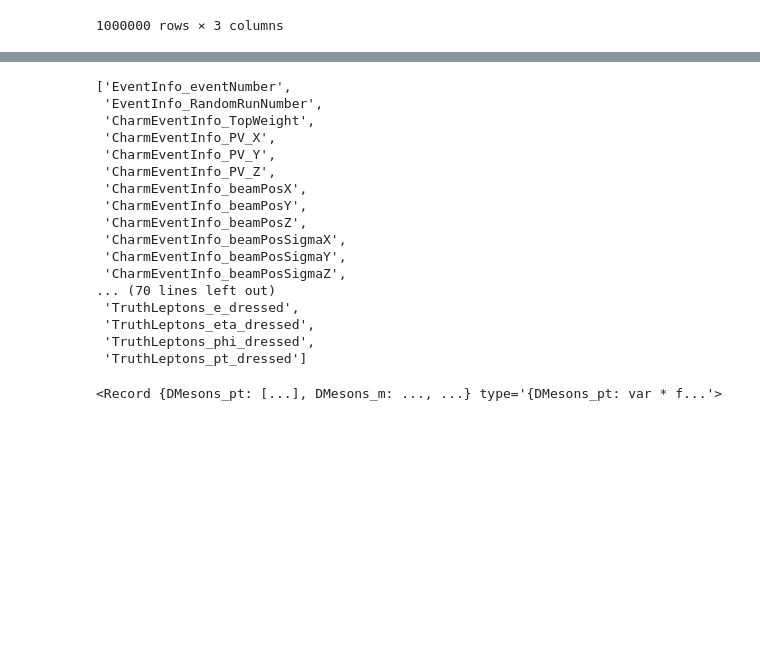
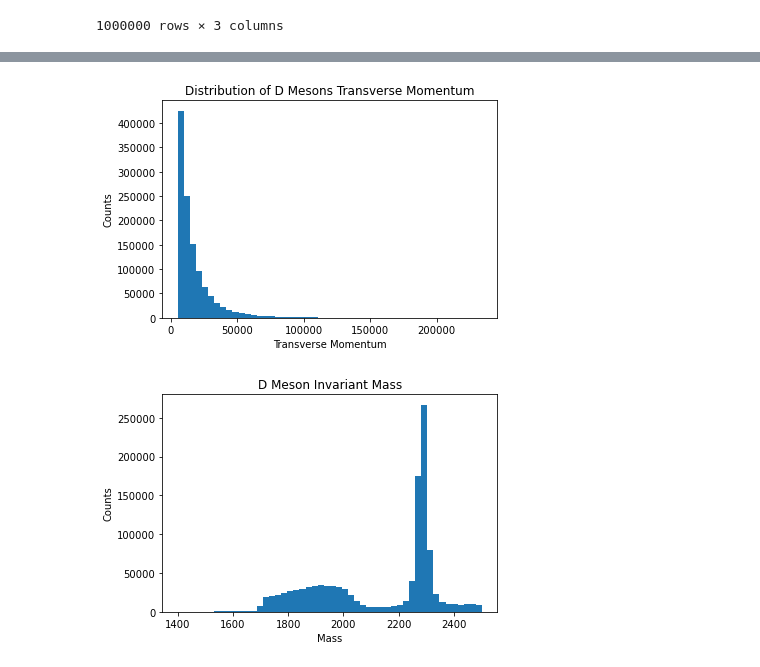
Before and after one commit to GitGup/ML_Projects, a Jupyter notebook: uprootTest.ipynb, the cells around one changed output, grey strips where cells are left out. Cells and saved outputs as stored; diff of their text form; code cells hidden in the pictures; blank space fills up the shorter version.

Commit message:
added plots, reorganized cells

```diff
--- a/uprootTest.ipynb
+++ b/uprootTest.ipynb
@@ -66,7 +31,7 @@ file.keys()
 # %%
 key_list = []
 for i in range(12, 15):
-    key_list.append(tree.keys()[i])
+    key_list.append(file1["CharmAnalysis;1"].keys()[i])
 
 key_list
 # %% [output]
@@ -101,24 +84,17 @@ df
 # %%
-tree.keys()
+#df.loc[:,"DMesons_pt"]
+
+plt.hist(df['DMesons_pt'].explode(), bins=50)
+plt.title('Distribution of D Mesons Transverse Momentum')
+plt.xlabel('Transverse Momentum')
+plt.ylabel('Counts')
+plt.show()
+
+plt.hist(df['DMesons_m'].explode(), bins=50)
+plt.title("D Meson Invariant Mass")
+plt.xlabel('Mass')
+plt.ylabel('Counts')
+plt.show()
 # %% [output]
-['EventInfo_eventNumber',
- 'EventInfo_RandomRunNumber',
- 'CharmEventInfo_TopWeight',
- 'CharmEventInfo_PV_X',
- 'CharmEventInfo_PV_Y',
- 'CharmEventInfo_PV_Z',
- 'CharmEventInfo_beamPosX',
- 'CharmEventInfo_beamPosY',
- 'CharmEventInfo_beamPosZ',
- 'CharmEventInfo_beamPosSigmaX',
- 'CharmEventInfo_beamPosSigmaY',
- 'CharmEventInfo_beamPosSigmaZ',
-... (70 lines left out)
- 'TruthLeptons_e_dressed',
- 'TruthLeptons_eta_dressed',
- 'TruthLeptons_phi_dressed',
- 'TruthLeptons_pt_dressed']
+[figure, added]
+[figure, added]
-# %%
-data[1]
-# %% [output]
-<Record {DMesons_pt: [...], DMesons_m: ..., ...} type='{DMesons_pt: var * f...'>
```
Also changed, not shown: parts of 10 cells of this notebook.
